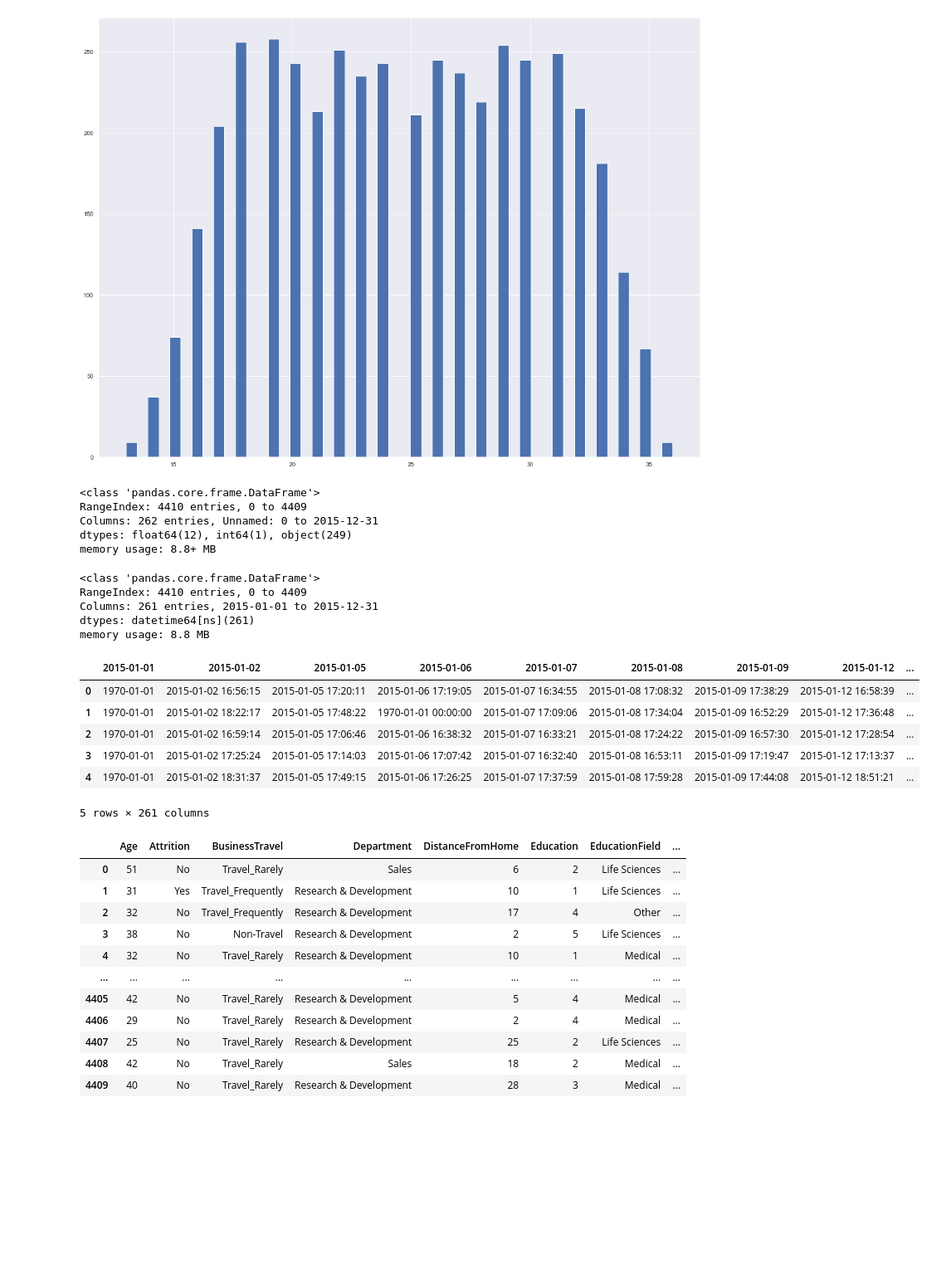
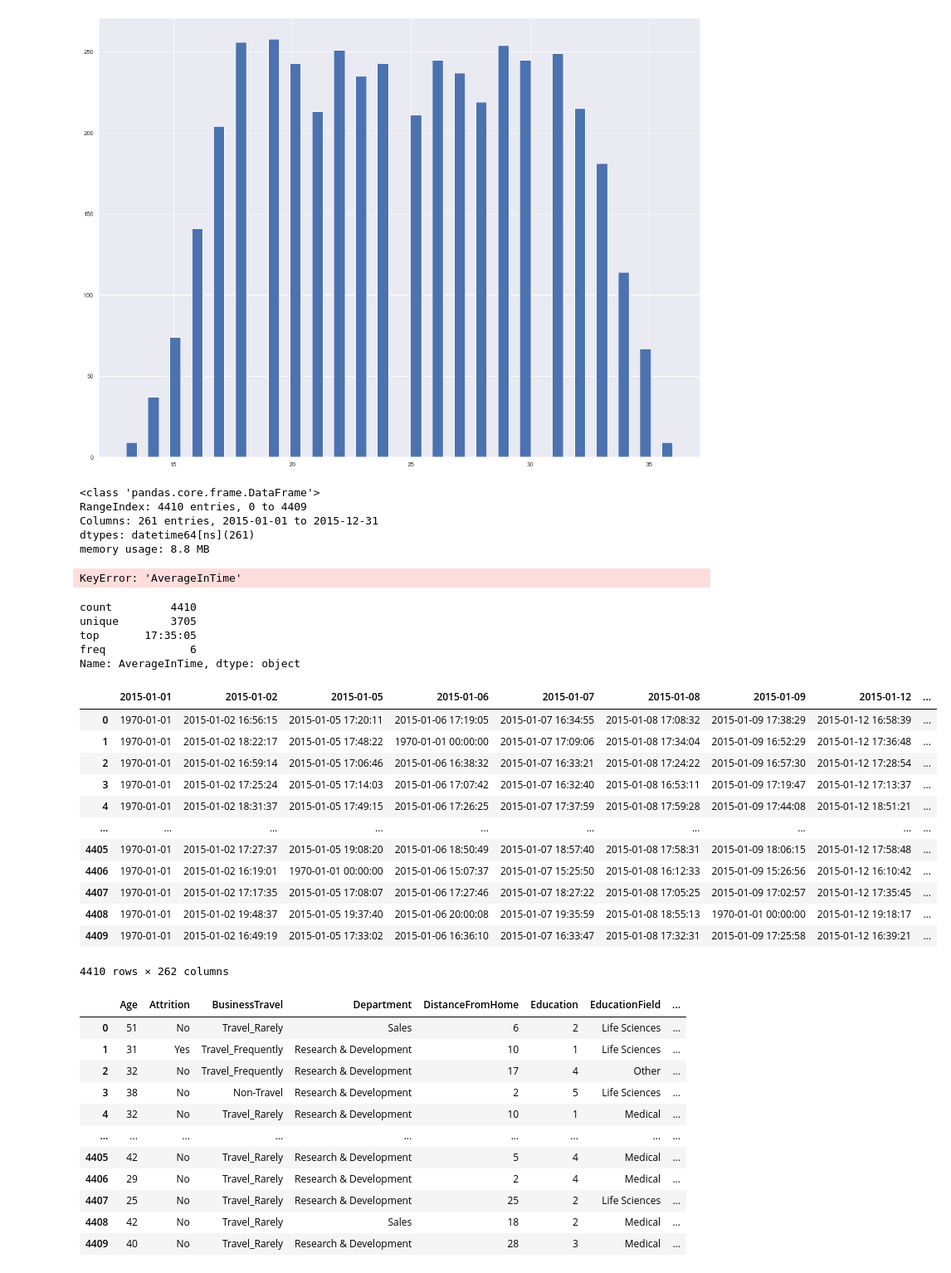
Before and after one commit to doublegui2/projet-ia, a Jupyter notebook: Projet_IA.ipynb, the cells around one changed output. Shown at 83% size. Drawn from its saved outputs; the diff is of its cells as text; code cells hidden in the pictures; blank space fills up the shorter version.

```diff
--- a/Projet_IA.ipynb
+++ b/Projet_IA.ipynb
@@ -43,14 +51,6 @@ vac.hist(bins=50, figsize=(20,15))
 plt.show()
 # %% [output]
 [figure]
-# %%
-In.info()
-# %% [output]
-<class 'pandas.core.frame.DataFrame'>
-RangeIndex: 4410 entries, 0 to 4409
-Columns: 262 entries, Unnamed: 0 to 2015-12-31
-dtypes: float64(12), int64(1), object(249)
-memory usage: 8.8+ MB
 # %%
 In = In.drop(In.columns[0], axis = 1)
 In.iloc[:, 0:262] = In.iloc[:, 0:262].apply(pd.to_datetime, format='%Y-%m-%d %H:%M:%S' )
@@ -64,13 +64,45 @@ RangeIndex: 4410 entries, 0 to 4409
 Columns: 261 entries, 2015-01-01 to 2015-12-31
 dtypes: datetime64[ns](261)
 memory usage: 8.8 MB
-# %%
-Out.head()
-# %% [output]
-|  | 2015-01-01 | 2015-01-02 | 2015-01-05 | 2015-01-06 | 2015-01-07 | 2015-01-08 | 2015-01-09 | 2015-01-12 | ... |
-| 0 | 1970-01-01 | 2015-01-02 16:56:15 | 2015-01-05 17:20:11 | 2015-01-06 17:19:05 | 2015-01-07 16:34:55 | 2015-01-08 17:08:32 | 2015-01-09 17:38:29 | 2015-01-12 16:58:39 | ... |
-| 1 | 1970-01-01 | 2015-01-02 18:22:17 | 2015-01-05 17:48:22 | 1970-01-01 00:00:00 | 2015-01-07 17:09:06 | 2015-01-08 17:34:04 | 2015-01-09 16:52:29 | 2015-01-12 17:36:48 | ... |
-| 2 | 1970-01-01 | 2015-01-02 16:59:14 | 2015-01-05 17:06:46 | 2015-01-06 16:38:32 | 2015-01-07 16:33:21 | 2015-01-08 17:24:22 | 2015-01-09 16:57:30 | 2015-01-12 17:28:54 | ... |
-| 3 | 1970-01-01 | 2015-01-02 17:25:24 | 2015-01-05 17:14:03 | 2015-01-06 17:07:42 | 2015-01-07 16:32:40 | 2015-01-08 16:53:11 | 2015-01-09 17:19:47 | 2015-01-12 17:13:37 | ... |
-| 4 | 1970-01-01 | 2015-01-02 18:31:37 | 2015-01-05 17:49:15 | 2015-01-06 17:26:25 | 2015-01-07 17:37:59 | 2015-01-08 17:59:28 | 2015-01-09 17:44:08 | 2015-01-12 18:51:21 | ... |
-5 rows × 261 columns
+# %%
+#Out['AverageInTime'].apply(pd.to_datetime, format='%H:%M:%S')
+
+
+
+#OO = pd.Timedelta('17:22:30')
+#II = pd.Timedelta('10:00:05')
+#OO - II
+OO = pd.to_timedelta(Out['AverageInTime'])
+II = pd.to_timedelta(In['AverageInTime'])
+
+AverageTimeWorking = OO - II
+
+print(AverageTimeWorking)
+# %% [output]
+KeyError: 'AverageInTime'
+# %%
+Out['AverageInTime'].describe()
+# %% [output]
+count         4410
+unique        3705
+top       17:35:05
+freq             6
+Name: AverageInTime, dtype: object
+# %%
+#In.mean(axis=1, skipna = True)
+#In[In.columns[4]]=In[In.columns[4]].dt.strftime("%H:%M:%S")
+Out
+# %% [output]
+|  | 2015-01-01 | 2015-01-02 | 2015-01-05 | 2015-01-06 | 2015-01-07 | 2015-01-08 | 2015-01-09 | 2015-01-12 | ... |
+| 0 | 1970-01-01 | 2015-01-02 16:56:15 | 2015-01-05 17:20:11 | 2015-01-06 17:19:05 | 2015-01-07 16:34:55 | 2015-01-08 17:08:32 | 2015-01-09 17:38:29 | 2015-01-12 16:58:39 | ... |
+| 1 | 1970-01-01 | 2015-01-02 18:22:17 | 2015-01-05 17:48:22 | 1970-01-01 00:00:00 | 2015-01-07 17:09:06 | 2015-01-08 17:34:04 | 2015-01-09 16:52:29 | 2015-01-12 17:36:48 | ... |
+| 2 | 1970-01-01 | 2015-01-02 16:59:14 | 2015-01-05 17:06:46 | 2015-01-06 16:38:32 | 2015-01-07 16:33:21 | 2015-01-08 17:24:22 | 2015-01-09 16:57:30 | 2015-01-12 17:28:54 | ... |
+| 3 | 1970-01-01 | 2015-01-02 17:25:24 | 2015-01-05 17:14:03 | 2015-01-06 17:07:42 | 2015-01-07 16:32:40 | 2015-01-08 16:53:11 | 2015-01-09 17:19:47 | 2015-01-12 17:13:37 | ... |
+| 4 | 1970-01-01 | 2015-01-02 18:31:37 | 2015-01-05 17:49:15 | 2015-01-06 17:26:25 | 2015-01-07 17:37:59 | 2015-01-08 17:59:28 | 2015-01-09 17:44:08 | 2015-01-12 18:51:21 | ... |
+| ... | ... | ... | ... | ... | ... | ... | ... | ... | ... |
+| 4405 | 1970-01-01 | 2015-01-02 17:27:37 | 2015-01-05 19:08:20 | 2015-01-06 18:50:49 | 2015-01-07 18:57:40 | 2015-01-08 17:58:31 | 2015-01-09 18:06:15 | 2015-01-12 17:58:48 | ... |
+| 4406 | 1970-01-01 | 2015-01-02 16:19:01 | 1970-01-01 00:00:00 | 2015-01-06 15:07:37 | 2015-01-07 15:25:50 | 2015-01-08 16:12:33 | 2015-01-09 15:26:56 | 2015-01-12 16:10:42 | ... |
+| 4407 | 1970-01-01 | 2015-01-02 17:17:35 | 2015-01-05 17:08:07 | 2015-01-06 17:27:46 | 2015-01-07 18:27:22 | 2015-01-08 17:05:25 | 2015-01-09 17:02:57 | 2015-01-12 17:35:45 | ... |
+| 4408 | 1970-01-01 | 2015-01-02 19:48:37 | 2015-01-05 19:37:40 | 2015-01-06 20:00:08 | 2015-01-07 19:35:59 | 2015-01-08 18:55:13 | 1970-01-01 00:00:00 | 2015-01-12 19:18:17 | ... |
+| 4409 | 1970-01-01 | 2015-01-02 16:49:19 | 2015-01-05 17:33:02 | 2015-01-06 16:36:10 | 2015-01-07 16:33:47 | 2015-01-08 17:32:31 | 2015-01-09 17:25:58 | 2015-01-12 16:39:21 | ... |
+4410 rows × 262 columns
```
Also changed, not shown: parts of 5 cells of this notebook.
